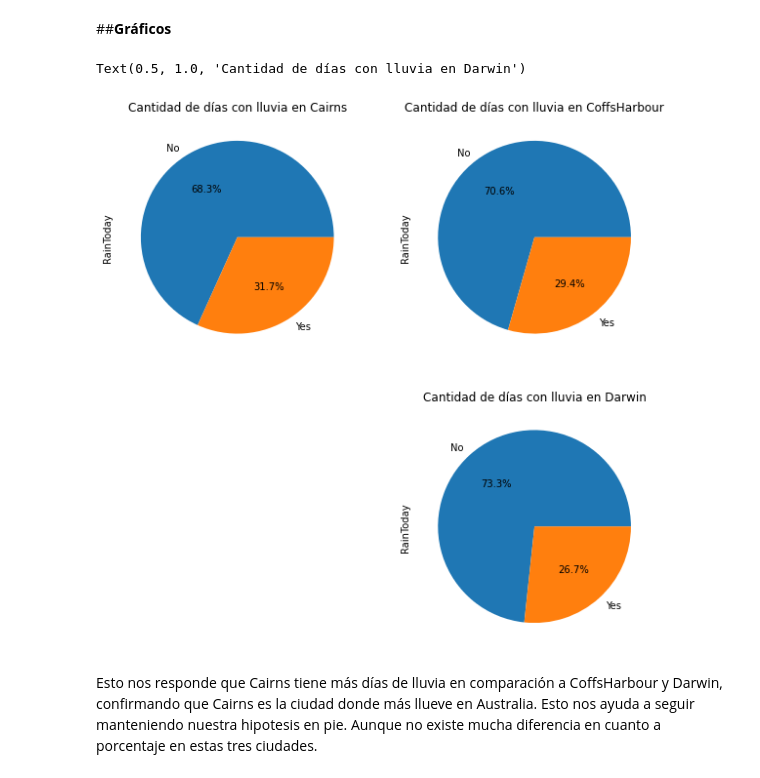
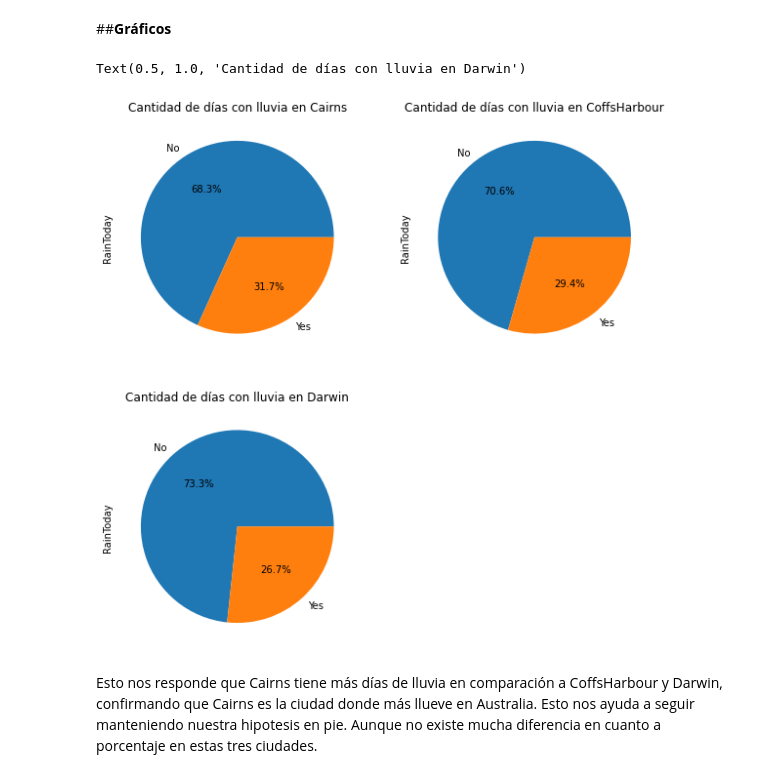
Before and after one commit to dev-luisvasquez/MineriaAUS, a Jupyter notebook: Evaluación2Mineria.ipynb, the cells around one changed output. Drawn from its saved outputs; the diff is of its cells as text; code cells hidden in the pictures.

```diff
--- a/Evaluación2Mineria.ipynb
+++ b/Evaluación2Mineria.ipynb
@@ -359,25 +367,25 @@ A continuación haremos gráficos comparativos que confirman que la ciudad de Ca
 # %%
 #Gráfico de torta Cairns, CoffsHarbour y Darwin
 plt.figure(figsize=(10,10))
 plt.subplot(2,2,1)
 DLC = FiltroC.RainToday.value_counts()
 DLC.plot.pie(autopct='%1.1f%%')
 plt.title('Cantidad de días con lluvia en Cairns')
 
 
 plt.subplot(2,2,2)
 DLCO = FiltroCO.RainToday.value_counts()
 DLCO.plot.pie(autopct='%1.1f%%')
 plt.title('Cantidad de días con lluvia en CoffsHarbour')
 
 
-plt.subplot(2,2,4)
+plt.subplot(2,2,3)
 DLD = FiltroD.RainToday.value_counts()
 DLD.plot.pie(autopct='%1.1f%%')
 plt.title('Cantidad de días con lluvia en Darwin')
 # %% [output]
 Text(0.5, 1.0, 'Cantidad de días con lluvia en Darwin')
-[figure, old version]
+[figure, new version]
 # %% [markdown]
 Esto nos responde que Cairns tiene más días de lluvia en comparación a CoffsHarbour y Darwin, confirmando que Cairns es la ciudad donde más llueve en Australia. Esto nos ayuda a seguir manteniendo nuestra hipotesis en pie. Aunque no existe mucha diferencia en cuanto a porcentaje en estas tres ciudades.
 # %% [markdown]
```
Also changed, not shown: parts of 13 cells of this notebook.
